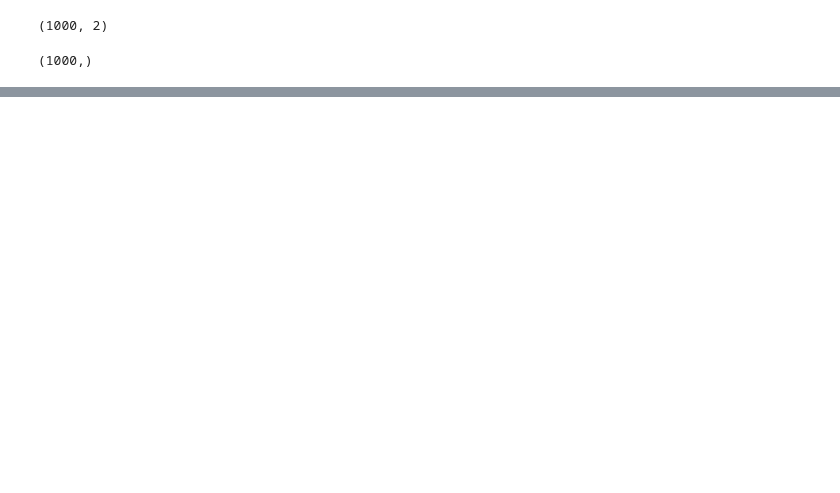
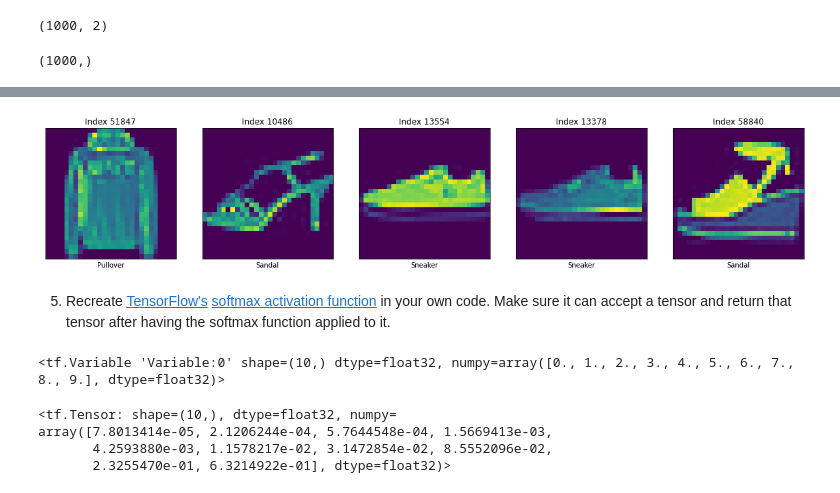
Before and after one commit to El-Nico/tensorflow-notes, a Jupyter notebook: classification_exercises.ipynb, the cells around one changed output, grey strips where cells are left out. Cells and saved outputs as stored; diff of their text form; code cells hidden in the pictures; blank space fills up the shorter version.

```diff
--- a/classification_exercises.ipynb
+++ b/classification_exercises.ipynb
@@ -306,0 +396,18 @@ doing binary classifcation...
+# %%
+# randomly plot 5 images
+rand_5=np.random.choice(range(60000), 5, replace=False)
+plt.figure(figsize=(20,20))
+
+for i in range(5):
+  plt.subplot(1,5,i+1)
+  plt.xticks([])
+  plt.yticks([])
+  plt.imshow(train_images[rand_5[i]])
+  plt.xlabel(class_names[train_labels[rand_5[i]]])
+  plt.title("Index "+str(rand_5[i]))
+
+plt.show()
+# %% [output]
+[figure, added]
+# %% [markdown]
+5. Recreate [TensorFlow's](https://www.tensorflow.org/api_docs/python/tf/keras/activations/softmax) [softmax activation function](https://en.wikipedia.org/wiki/Softmax_function) in your own code. Make sure it can accept a tensor and return that tensor after having the softmax function applied to it.
@@ -306,0 +422,13 @@ doing binary classifcation...
+# %%
+rand_t=np.arange(10, dtype=np.float32)
+rand_t=tf.Variable(rand_t)
+rand_t
+# %% [output]
+<tf.Variable 'Variable:0' shape=(10,) dtype=float32, numpy=array([0., 1., 2., 3., 4., 5., 6., 7., 8., 9.], dtype=float32)>
+# %%
+softmax(rand_t)
+# %% [output]
+<tf.Tensor: shape=(10,), dtype=float32, numpy=
+array([7.8013414e-05, 2.1206244e-04, 5.7644548e-04, 1.5669413e-03,
+       4.2593880e-03, 1.1578217e-02, 3.1472854e-02, 8.5552096e-02,
+       2.3255470e-01, 6.3214922e-01], dtype=float32)>
```
Also changed, not shown: parts of 28 cells of this notebook.
